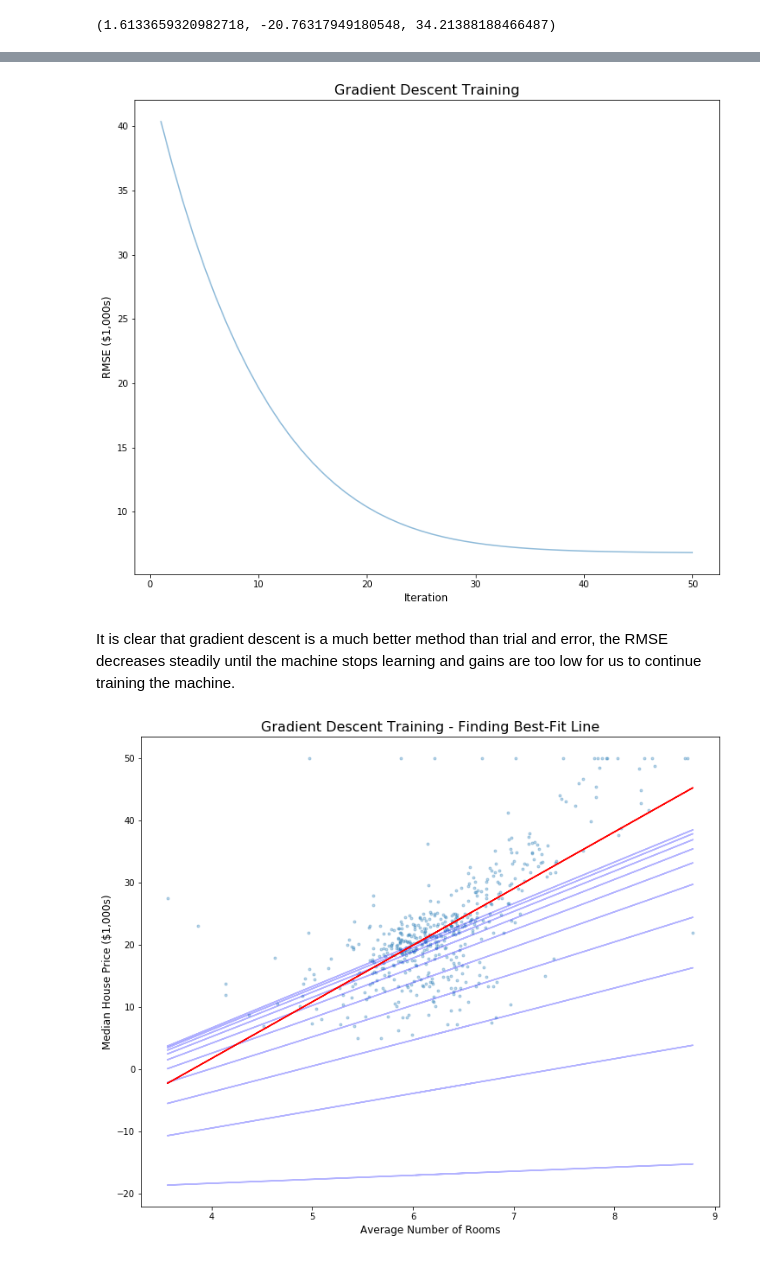
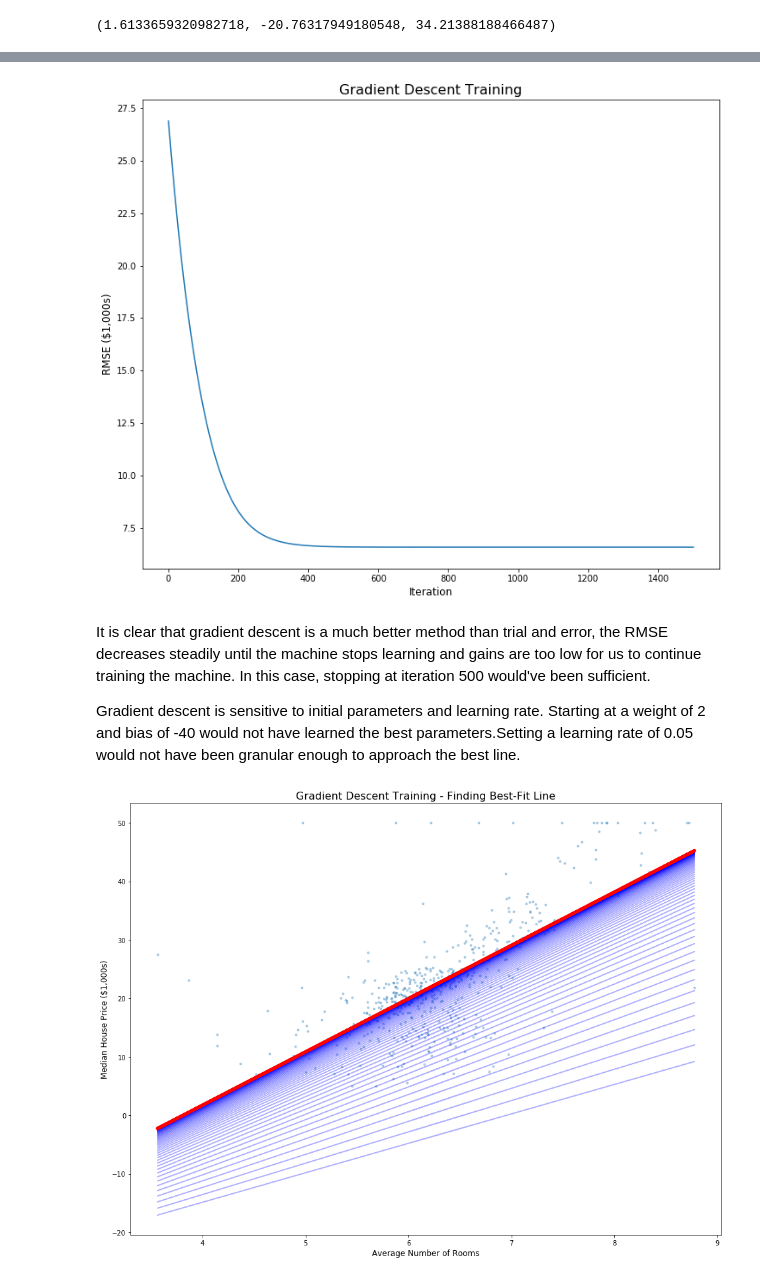
Before and after one commit to BigBangData/Linear_Regression_Three_Ways, a Jupyter notebook: Simple_Linear_Regression_Three_Ways.ipynb, the cells around one changed output, grey strips where cells are left out. Cells and saved outputs as stored; diff of their text form; code cells hidden in the pictures.

Commit message:
Refine grid search and Gradient Descent parameters

```diff
--- a/Simple_Linear_Regression_Three_Ways.ipynb
+++ b/Simple_Linear_Regression_Three_Ways.ipynb
@@ -239,20 +270,27 @@ df_sub.head()
 # %%
+# visualizing the entire effort with a scatter plot
+
 y_hats = []
-for i in range(len(df_sub)):
-    y_hat = df_sub['weight'][i] * X + df_sub['bias'][i]
+for i in range(len(df)):
+    y_hat = df['weight'][i] * X + df['bias'][i]
     y_hats.append(y_hat)
 # %%
 plt.rcParams['figure.figsize'] = [12, 10]
-plt.plot(X, y, '.', alpha=0.5)
+fig, ax = plt.subplots()
+ax.plot(X, y, '.', alpha=0.5)
 
 plt.title('Trial and Error Training - Finding Best-Fit Line', size=16)
 plt.ylabel('Median House Price ($1,000s)', size=12)
 plt.xlabel('Average Number of Rooms', size=12)
+plt.ylim(-10,60)
 
-for i in range(31):
-    if i%5 == 0:
-        plt.plot(X, y_hats[i], '-', color='b', alpha=0.3)
+# plotting every 100th iteration's predictions
+for i in range(0,len(df), 100):
+    ax.plot(X, y_hats[i], '-', color='b', alpha=0.1)
 
-plt.plot(X, y_hats[0], '-', color='r')
+ax.plot(X, best_yhat_i, '-', color='y', linewidth=10, alpha=0.3, label='Trial-and-error best line')
+ax.plot(X, NORMAL_yhat, '--', color='r', linewidth=2, label='Normal Equation line')
+
+legend = ax.legend(loc='upper center', shadow=True, fontsize='x-large')
 plt.show()
 # %% [output]
@@ -346,10 +384,10 @@ def GradientDescent(x, y, w, b, eta0, iters):
        ----------------------------------
            x = independent variable
            y = dependent variable
-           w = an initial guess for coefficient/slope
-           b = an initial guess for bias term (intercept)
-           eta0 = a given learning rate (hyperparameter)
-           iters = a number of epochs (iterations) for training
+           w = the coefficient, or weight of the independent variable (slope)
+           b = the bias term (intercept)
+           eta0 = the learning rate hyperparameter
+           iters = the number of iterations for training
 
        Calculates the MSE at every iteration, stores weights, biases, and MSEs and
        returns a dictionary with the best parameters and entire training history.
@@ -372,7 +410,7 @@ def GradientDescent(x, y, w, b, eta0, iters):
         RMSE_history.append(RMSE)
 
         # print out progress to console
-        if i % 5 == 0:
+        if i % 100 == 0:
             print("iter={:d}    weight={:.2f}    bias={:.2f}    rmse={:.5f}".format(i, w, b, RMSE))
 
     temp_dict = {'iter':[x for x in range(1, iters+1)],
@@ -394,5 +432,5 @@ def GradientDescent(x, y, w, b, eta0, iters):
             'bias':b_history,
             'rmse':RMSE_history}
 # %%
-mod1 = GradientDescent(X, y, w=.1, b=-21, eta0=.001, iters=50)
+mod1 = GradientDescent(X, y, w=5, b=-35, eta0=.0001, iters=1500)
 # %% [output]
@@ -414,16 +463,18 @@ mod1['best_params']
 # Visualize cost descent
 
 plt.rcParams['figure.figsize'] = [12, 10]
-plt.plot(mod1['iter'], mod1['rmse'], '-', alpha=0.5)
+plt.plot(mod1['iter'], mod1['rmse'], '-')
 plt.title('Gradient Descent Training', size=16)
 plt.ylabel('RMSE ($1,000s)', size=12)
 plt.xlabel('Iteration', size=12)
 
 plt.show()
 # %% [output]
-[figure, old version]
+[figure, new version]
 # %% [markdown]
-It is clear that gradient descent is a much better method than trial and error, the RMSE decreases steadily until the machine stops learning and gains are too low for us to continue training the machine.
+It is clear that gradient descent is a much better method than trial and error, the RMSE decreases steadily until the machine stops learning and gains are too low for us to continue training the machine. In this case, stopping at iteration 500 would've been sufficient.
+
+Gradient descent is sensitive to initial parameters and learning rate. Starting at a weight of 2 and bias of -40 would not have learned the best parameters.Setting a learning rate of 0.05 would not have been granular enough to approach the best line.
 # %%
 # We can visualize the learning by first calculating the predictions
 
@@ -434,23 +485,23 @@ for i in range(len(mod1['iter'])):
 
 best_yhat = mod1['best_params']['weight'] * X + mod1['best_params']['bias']
 # %%
-plt.rcParams['figure.figsize'] = [12, 10]
+plt.rcParams['figure.figsize'] = [16, 12]
 plt.plot(X, y, '.', alpha=0.3)
 
 plt.title('Gradient Descent Training - Finding Best-Fit Line', size=16)
 plt.ylabel('Median House Price ($1,000s)', size=12)
 plt.xlabel('Average Number of Rooms', size=12)
 
 for i in range(len(mod1['iter'])):
 
-    # plotting every 5th iteration's predictions
-    if i%5 == 0:
+    # plotting every 10th iteration's predictions
+    if i%10 == 0:
         plt.plot(X, y_hats[i], '-', color='b', alpha=0.3)
 
 
 # NORMAL EQUATION comparison
-plt.plot(X, NORMAL_yhat, '-', color='r')
+plt.plot(X, NORMAL_yhat, '-', color='r', linewidth=5)
 
 plt.show()
 # %% [output]
-[figure, old version]
+[figure, new version]
```
Also changed, not shown: parts of 24 cells of this notebook.
